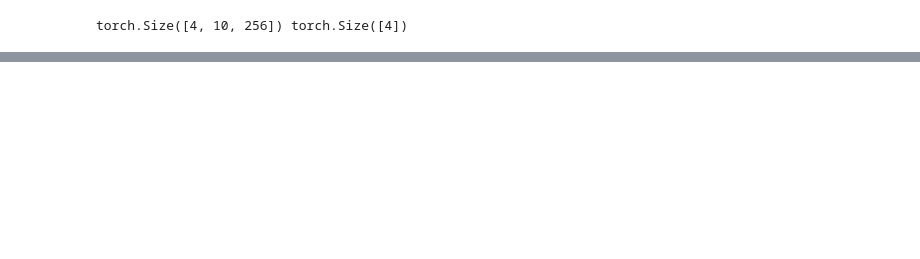
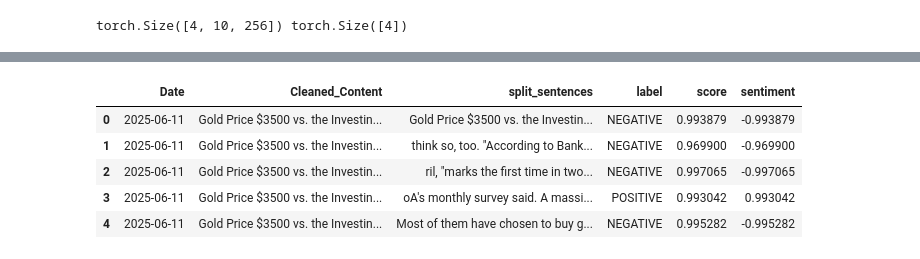
Before and after one commit to Adithya-Jayan/DL-7-25, a Jupyter notebook: Exploration_and_testing/Predictor_model/predictor_model.ipynb, the cells around one changed output, grey strips where cells are left out. Cells and saved outputs as stored; diff of their text form; code cells hidden in the pictures; blank space fills up the shorter version.

Commit message:
Completed test script till sentiment extraction.

```diff
--- a/Exploration_and_testing/Predictor_model/predictor_model.ipynb
+++ b/Exploration_and_testing/Predictor_model/predictor_model.ipynb
@@ -286,0 +335,5 @@ torch.Size([4, 10, 256]) torch.Size([4])
+# %%
+#New dataframe with usable encodings
+split_data_dict = df_news.explode('split_sentences').reset_index(drop=True)
+print("Number of rows after splitting sentences:", len(split_data_dict))
+split_data_dict.head()
@@ -286,0 +348,19 @@ torch.Size([4, 10, 256]) torch.Size([4])
+# %%
+#Temporary model. We will replace this with what Mohan is working on.
+
+# Import libraries
+import transformers
+import torch
+
+#"DistilBERT is a smaller, faster and cheaper version of BERT. [Around 268 Mb]
+sentiment_pipeline = transformers.pipeline(
+    task="text-classification",
+    model="distilbert-base-uncased-finetuned-sst-2-english",
+    torch_dtype=torch.float16,
+    device=0
+)
+# %%
+# Get sentiment scores for the news content
+data = list(split_data_dict.split_sentences)
+result = sentiment_pipeline(data)
+print(result)
@@ -286,0 +369,5 @@ torch.Size([4, 10, 256]) torch.Size([4])
+# %%
+#Add the sentiment scores to the dataframe
+df_sentiment = pd.DataFrame(result)
+df_combined = pd.concat([split_data_dict, df_sentiment], axis=1)
+df_combined.head()
@@ -286,0 +396,11 @@ torch.Size([4, 10, 256]) torch.Size([4])
+# %%
+#Combine the sentiment and score to get a single representative value.
+df_combined['sentiment'] = df_combined['label'].apply(lambda x: 1 if x == 'POSITIVE' else -1) * df_combined['score']
+df_combined.head()
+# %% [output]
+|  | Date | Cleaned_Content | split_sentences | label | score | sentiment |
+| 0 | 2025-06-11 | Gold Price $3500 vs. the Investin... | Gold Price $3500 vs. the Investin... | NEGATIVE | 0.993879 | -0.993879 |
+| 1 | 2025-06-11 | Gold Price $3500 vs. the Investin... | think so, too. "According to Bank... | NEGATIVE | 0.969900 | -0.969900 |
+| 2 | 2025-06-11 | Gold Price $3500 vs. the Investin... | ril, "marks the first time in two... | NEGATIVE | 0.997065 | -0.997065 |
+| 3 | 2025-06-11 | Gold Price $3500 vs. the Investin... | oA's monthly survey said. A massi... | POSITIVE | 0.993042 | 0.993042 |
+| 4 | 2025-06-11 | Gold Price $3500 vs. the Investin... | Most of them have chosen to buy g... | NEGATIVE | 0.995282 | -0.995282 |
```
Also changed, not shown: parts of 13 cells of this notebook.
